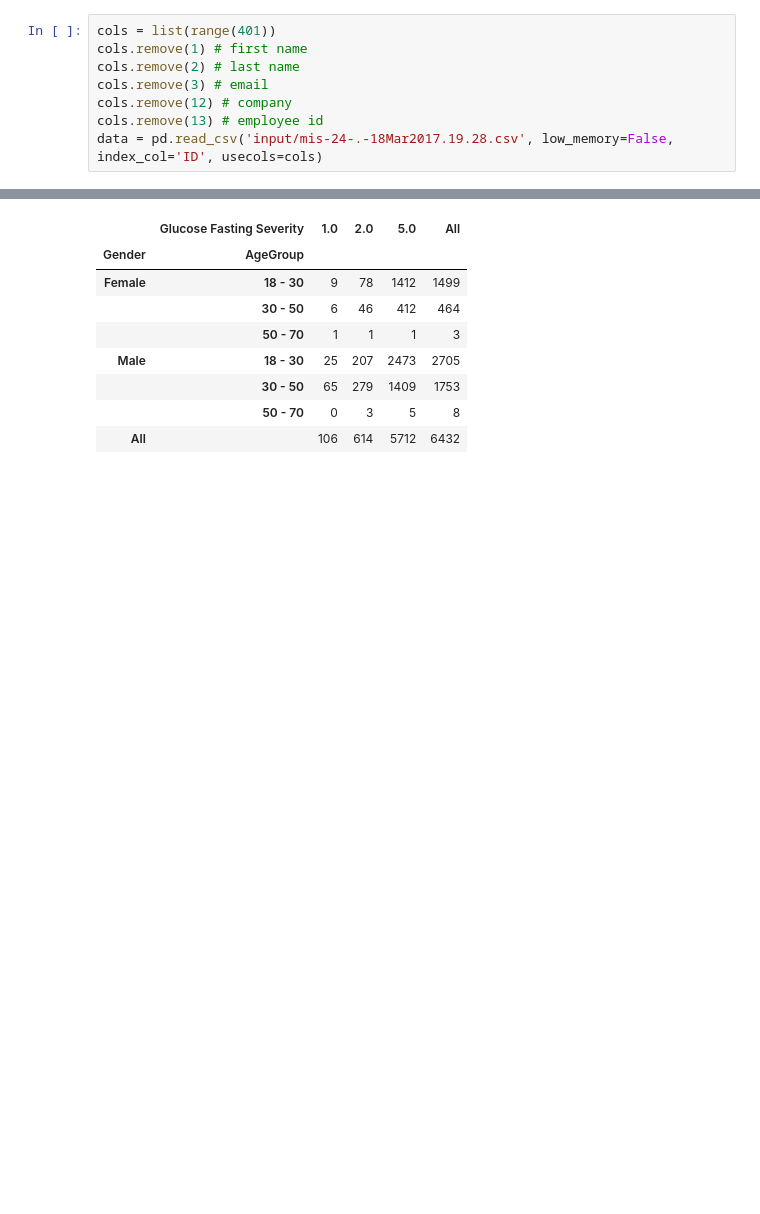
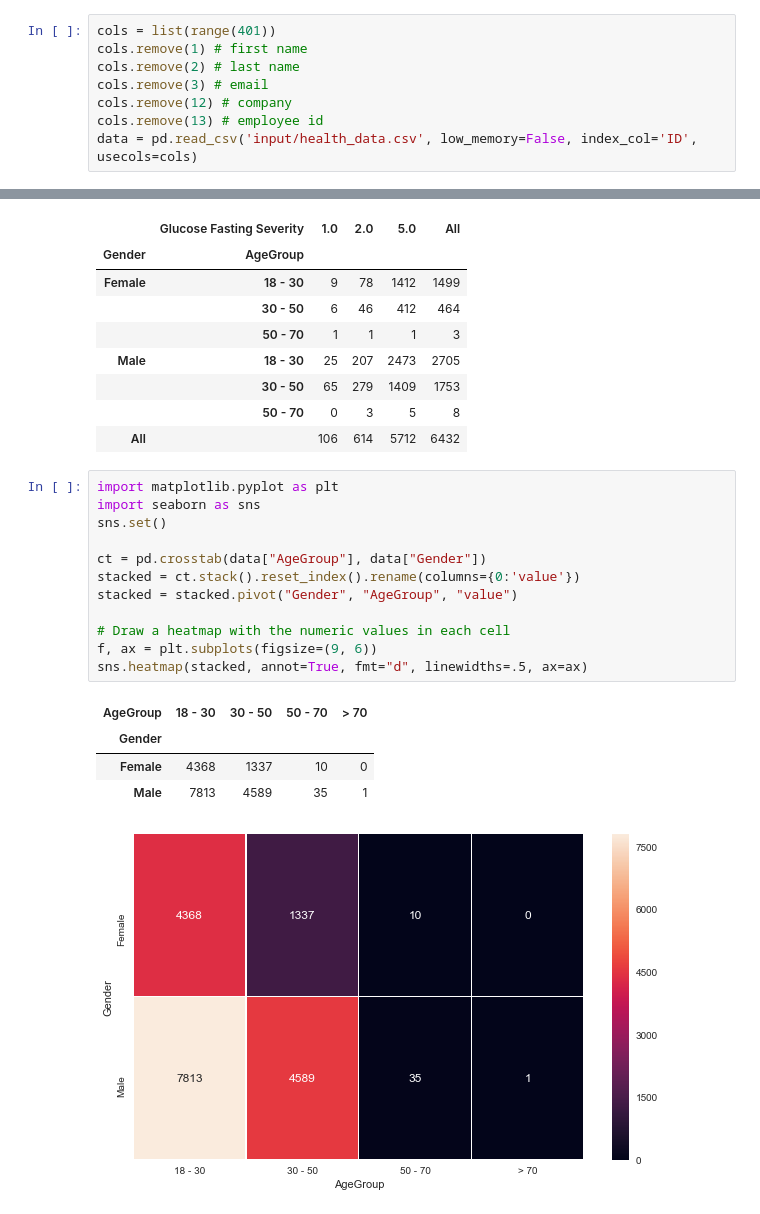
Before and after one commit to sumitasok/autonomous_driving, a Jupyter notebook: machine-learning/health-data-analysis/health_data_analysis.ipynb, the cells around one changed output, grey strips where cells are left out. Saved outputs shown, nothing was run; the diff lists cells and outputs as text; blank space fills up the shorter version.

```diff
--- a/machine-learning/health-data-analysis/health_data_analysis.ipynb
+++ b/machine-learning/health-data-analysis/health_data_analysis.ipynb
@@ -19,7 +19,7 @@ cols.remove(2) # last name
 cols.remove(3) # email
 cols.remove(12) # company
 cols.remove(13) # employee id
-data = pd.read_csv('input/mis-24-.-18Mar2017.19.28.csv', low_memory=False, index_col='ID', usecols=cols)
+data = pd.read_csv('input/health_data.csv', low_memory=False, index_col='ID', usecols=cols)
 # %% [markdown]
 # Data Sanitisation
 # %%
@@ -308,3 +308,21 @@ health_plot_helper.severityByAgeGroup(data, severity)
 |  | 30 - 50 | 65 | 279 | 1409 | 1753 |
 |  | 50 - 70 | 0 | 3 | 5 | 8 |
 | All |  | 106 | 614 | 5712 | 6432 |
+# %%
+import matplotlib.pyplot as plt
+import seaborn as sns
+sns.set()
+
+ct = pd.crosstab(data["AgeGroup"], data["Gender"])
+stacked = ct.stack().reset_index().rename(columns={0:'value'})
+stacked = stacked.pivot("Gender", "AgeGroup", "value")
+
+# Draw a heatmap with the numeric values in each cell
+f, ax = plt.subplots(figsize=(9, 6))
+sns.heatmap(stacked, annot=True, fmt="d", linewidths=.5, ax=ax)
+# %% [output]
+| AgeGroup | 18 - 30 | 30 - 50 | 50 - 70 | > 70 |
+| Gender |  |  |  |  |
+| Female | 4368 | 1337 | 10 | 0 |
+| Male | 7813 | 4589 | 35 | 1 |
+[figure, added]
```
Also changed, not shown: parts of 2 cells of this notebook, 2 other files.
